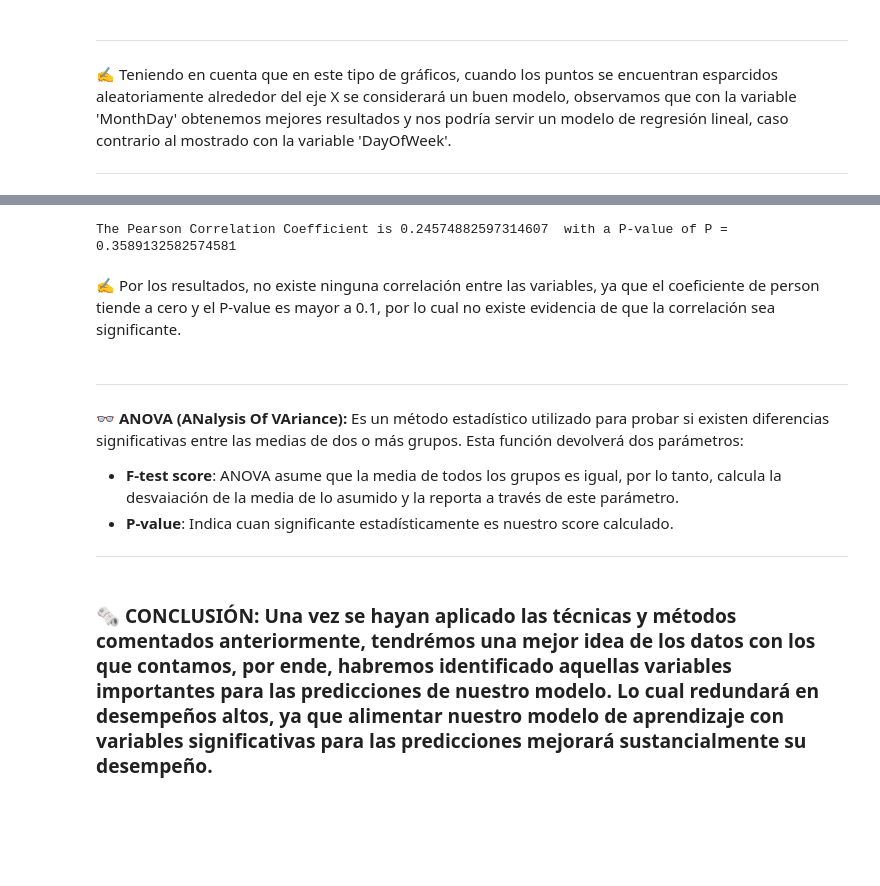
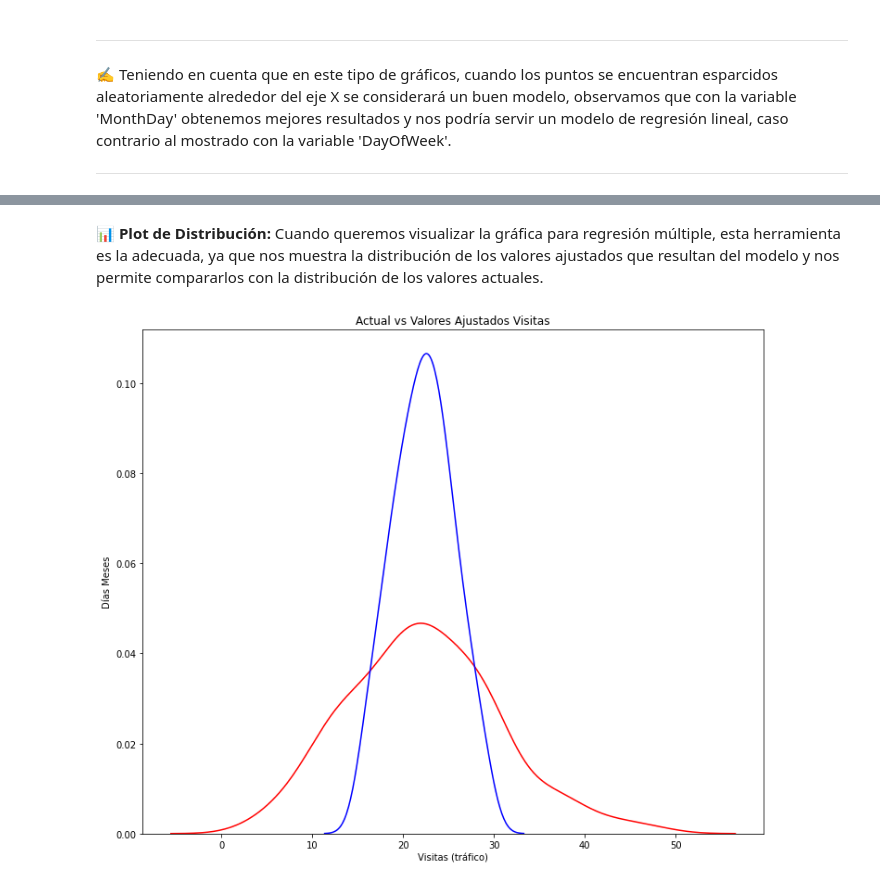
Before and after one commit to PosgradoMNA/actividades-de-aprendizaje-A01793509, a Jupyter notebook: IBM - Data Analysis with Python/Semana 7 - Data Analysis with Python (IBM) (Módulo 4).ipynb, the cells around one changed output, grey strips where cells are left out. Cells and saved outputs as stored; diff of their text form; code cells hidden in the pictures; blank space fills up the shorter version.

```diff
--- a/IBM - Data Analysis with Python/Semana 7 - Data Analysis with Python (IBM) (Módulo 4).ipynb
+++ b/IBM - Data Analysis with Python/Semana 7 - Data Analysis with Python (IBM) (Módulo 4).ipynb
@@ -505,17 +288,20 @@ from scipy import stats
-# %%
-pearson_coef, p_value = stats.pearsonr(df['Margarine'], df['Tea'])
-print("The Pearson Correlation Coefficient is", pearson_coef, " with a P-value of P =", p_value)
-# %% [output]
-The Pearson Correlation Coefficient is 0.24574882597314607  with a P-value of P = 0.3589132582574581
-# %% [markdown]
-✍ Por los resultados, no existe ninguna correlación entre las variables, ya que el coeficiente de person tiende a cero y el P-value es mayor a 0.1, por lo cual no existe evidencia de que la correlación sea significante.
-# %% [markdown]
----
-
-👓 **ANOVA (ANalysis Of VAriance):** Es un método estadístico utilizado para probar si existen diferencias significativas entre las medias de dos o más grupos. Esta función devolverá dos parámetros:
-*   **F-test score**: ANOVA asume que la media de todos los grupos es igual, por lo tanto, calcula la desvaiación de la media de lo asumido y la reporta a través de este parámetro.
-*   **P-value**: Indica cuan significante estadísticamente es nuestro score calculado.
-
----
-# %% [markdown]
-### 🗞 **CONCLUSIÓN**: Una vez se hayan aplicado las técnicas y métodos comentados anteriormente, tendrémos una mejor idea de los datos con los que contamos, por ende, habremos identificado aquellas variables importantes para las predicciones de nuestro modelo. Lo cual redundará en desempeños altos, ya que alimentar nuestro modelo de aprendizaje con variables significativas para las predicciones mejorará sustancialmente su desempeño.
+# %% [markdown]
+**📊 Plot de Distribución:** Cuando queremos visualizar la gráfica para regresión múltiple, esta herramienta es la adecuada, ya que nos muestra la distribución de los valores ajustados que resultan del modelo y nos permite compararlos con la distribución de los valores actuales.
+# %%
+Ypred=LR.predict(Xmr)
+
+plt.figure(figsize=(width, height))
+
+
+ax1 = sns.distplot(df['Visits'], hist=False, color="r", label="Actual Value")
+sns.distplot(Ypred, hist=False, color="b", label="Fitted Values" , ax=ax1)
+
+
+plt.title('Actual vs Valores Ajustados Visitas')
+plt.xlabel('Visitas (tráfico)')
+plt.ylabel('Días Meses')
+
+plt.show()
+plt.close()
+# %% [output]
+[figure, added]
```
Also changed, not shown: parts of 40 cells of this notebook.
